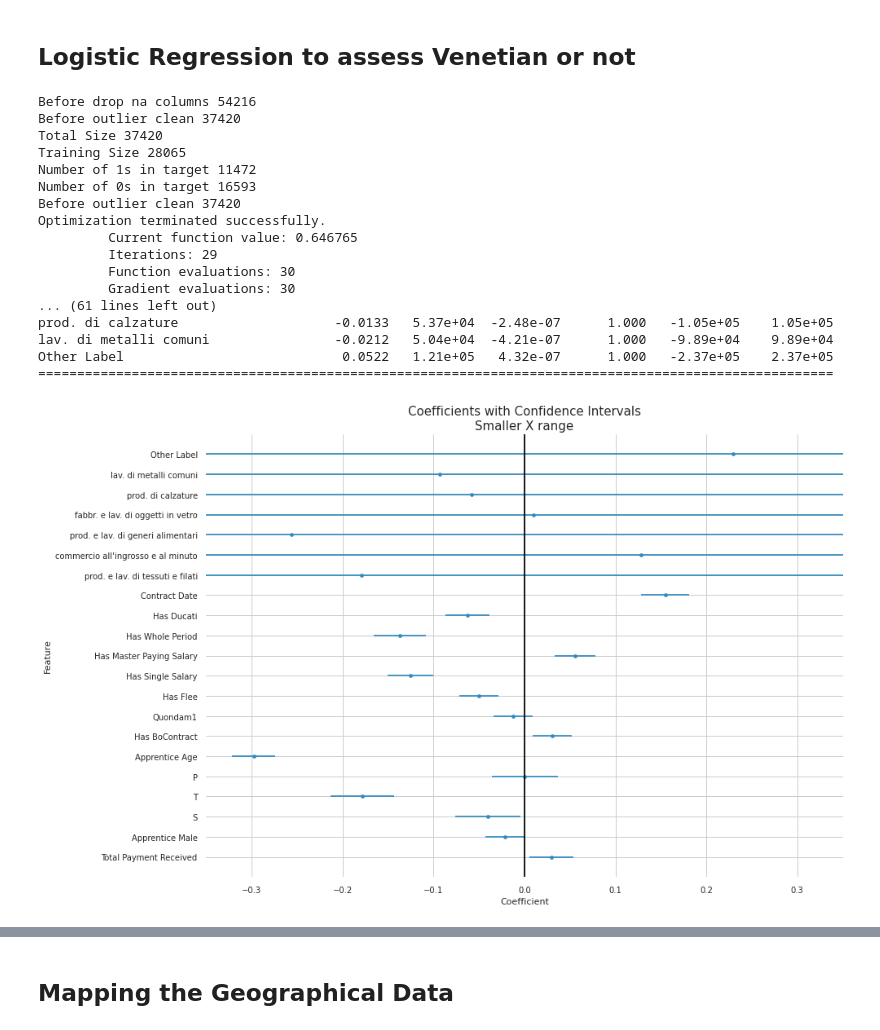
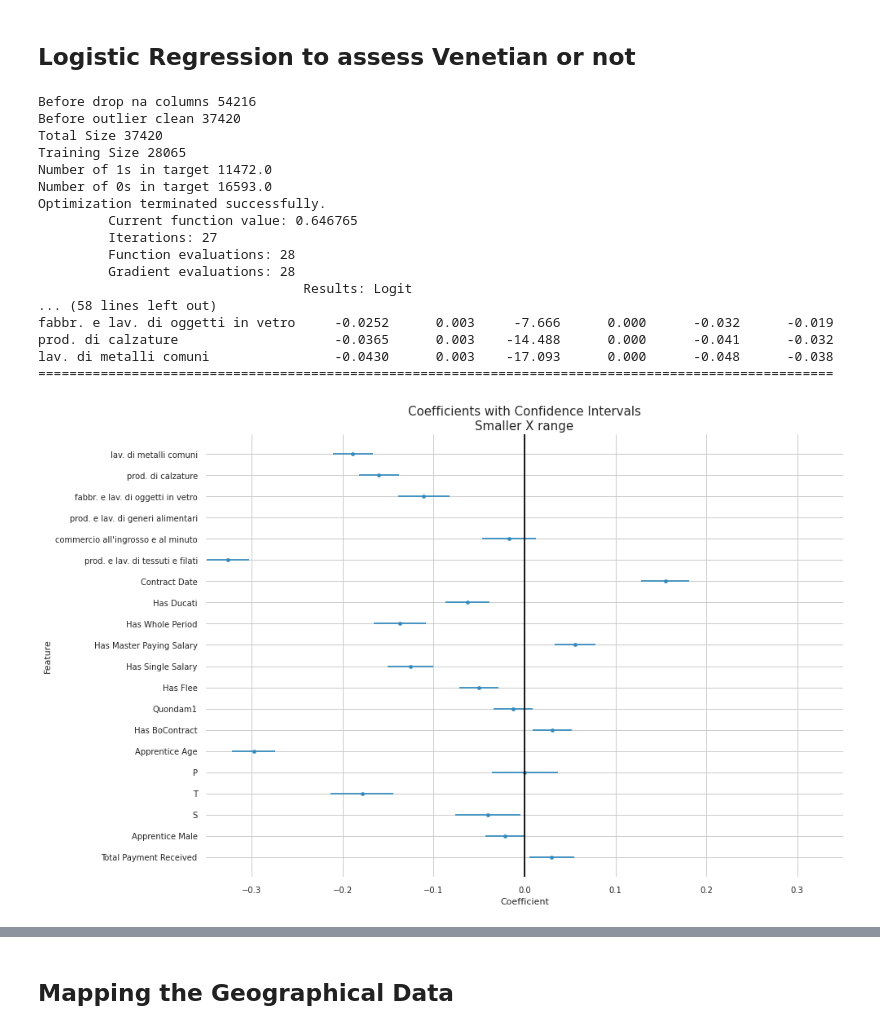
Before and after one commit to AlricRahl/Garzoni-Dataset-Exploration, a Jupyter notebook: src/Progress Notebook.ipynb, the cells around one changed output, grey strips where cells are left out. Drawn from its saved outputs; the diff is of its cells as text; code cells hidden in the pictures.

Commit message:
Simplified the code, added commentation Added functipon to encode parent labels

```diff
--- a/src/Progress Notebook.ipynb
+++ b/src/Progress Notebook.ipynb
@@ -36,3 +34,19 @@ all_sheets = clnt.loadPickle("../data/pickles/all_sheets.pkl")
+# %%
+all_sheets = clnt.loadPickle("../data/pickles/all_sheets.pkl")
+
+def dummyLabels(df, dummy_list=[
+    "prod. e lav. di tessuti e filati",
+    "commercio all'ingrosso e al minuto",
+    "prod. e lav. di generi alimentari",
+    "fabbr. e lav. di oggetti in vetro",
+    "prod. di calzature",
+    "lav. di metalli comuni",
+], other=False):
+    dummy_jobs = df["Parent Label"].str.get_dummies()[dummy_list]
+    df = df.join(dummy_jobs, how="left")
+    if other:
+        df["Other Label"] = 1 - np.max(df[dummy_list], axis=1)
+    return df
 # %% [markdown]
 # Introducion #
 
@@ -773,34 +786,43 @@ pd.DataFrame(the_table.apply(lambda x:x.count(), axis=0)).sort_values(0).index.t
 # rankCommonNa(the_table)
 # %%
 # Load the table
-the_table = clnt.loadPickle("../data/pickles/table_of_all.pkl").reset_index()
+df = clnt.loadPickle("../data/pickles/table_of_all.pkl")
+df = dummyLabels(df)
 
 # Create regression object
-reg = lg.myRegressor(column_list=['Total Payment Received', 'Apprentice Male', 'S', 'T',
-                                  'P','Apprentice Age', 'Has BoContract', 'Quondam1',
-       'Has Flee', 'Has Single Salary', 'Has Master Paying Salary', 'Has Whole Period',
-       'Has Ducati', 'Contract Date', 'Contract ID',"From Venezia", "Parent Label"])
-
-reg.loadData(the_table, "From Venezia", outlier_list=[])
+columns_needed = [
+    'Total Payment Received', 'Apprentice Male', 'S', 'T',
+    'P','Apprentice Age', 'Has BoContract', 'Quondam1',
+    'Has Flee', 'Has Single Salary', 'Has Master Paying Salary',
+    'Has Whole Period', 'Has Ducati', 'Contract Date', "From Venezia",
+    "prod. e lav. di tessuti e filati",
+    "commercio all'ingrosso e al minuto",
+    "prod. e lav. di generi alimentari",
+    "fabbr. e lav. di oggetti in vetro",
+    "prod. di calzature",
+    "lav. di metalli comuni"
+]
+reg = lg.myRegressor(column_list=columns_needed)
+reg.loadData(df, "From Venezia", outlier_list=[])
 
 # Get a detailed report from statsmodels
 reg.getReport()
 # %% [output]
 Before drop na columns 54216
 Before outlier clean 37420
 Total Size 37420
 Training Size 28065
-Number of 1s in target 11472
-Number of 0s in target 16593
-Before outlier clean 37420
+Number of 1s in target 11472.0
+Number of 0s in target 16593.0
 Optimization terminated successfully.
          Current function value: 0.646765
-         Iterations: 29
-         Function evaluations: 30
-         Gradient evaluations: 30
-... (61 lines left out)
-prod. di calzature                    -0.0133   5.37e+04  -2.48e-07      1.000   -1.05e+05    1.05e+05
-lav. di metalli comuni                -0.0212   5.04e+04  -4.21e-07      1.000   -9.89e+04    9.89e+04
-Other Label                            0.0522   1.21e+05   4.32e-07      1.000   -2.37e+05    2.37e+05
+         Iterations: 27
+         Function evaluations: 28
+         Gradient evaluations: 28
+                                  Results: Logit
+... (58 lines left out)
+fabbr. e lav. di oggetti in vetro     -0.0252      0.003     -7.666      0.000      -0.032      -0.019
+prod. di calzature                    -0.0365      0.003    -14.488      0.000      -0.041      -0.032
+lav. di metalli comuni                -0.0430      0.003    -17.093      0.000      -0.048      -0.038
 ======================================================================================================
-[figure, old version]
+[figure, new version]
```
Also changed, not shown: parts of 25 cells of this notebook.
